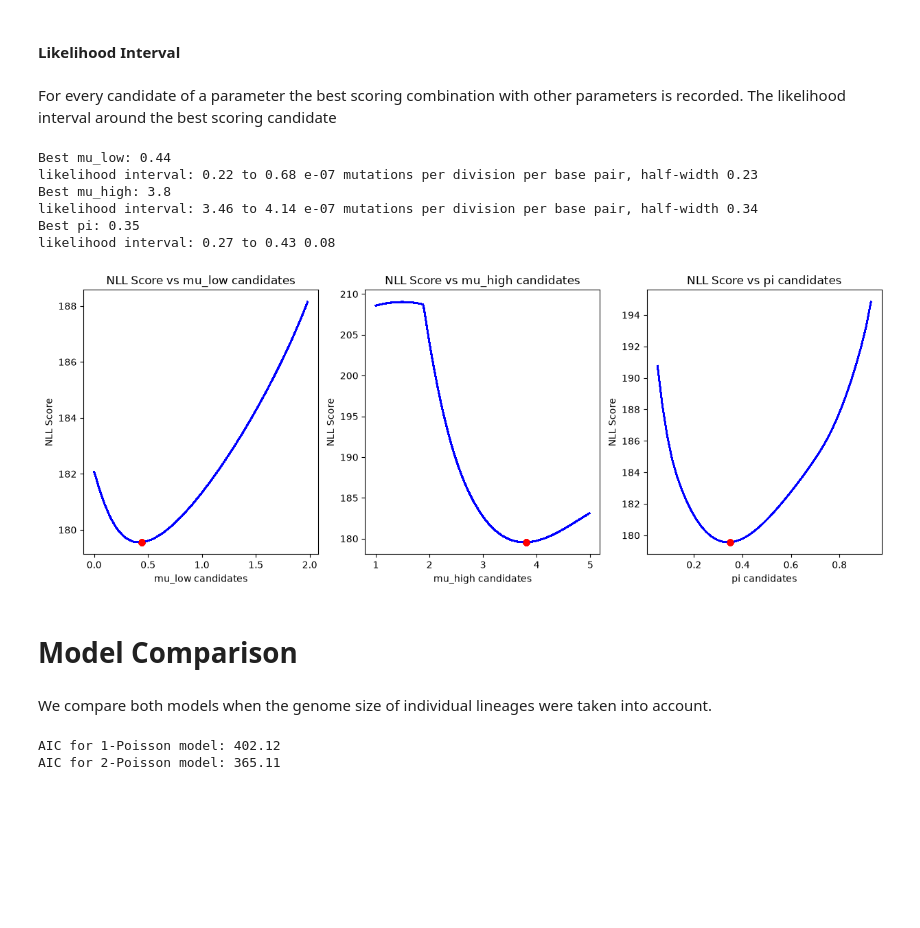
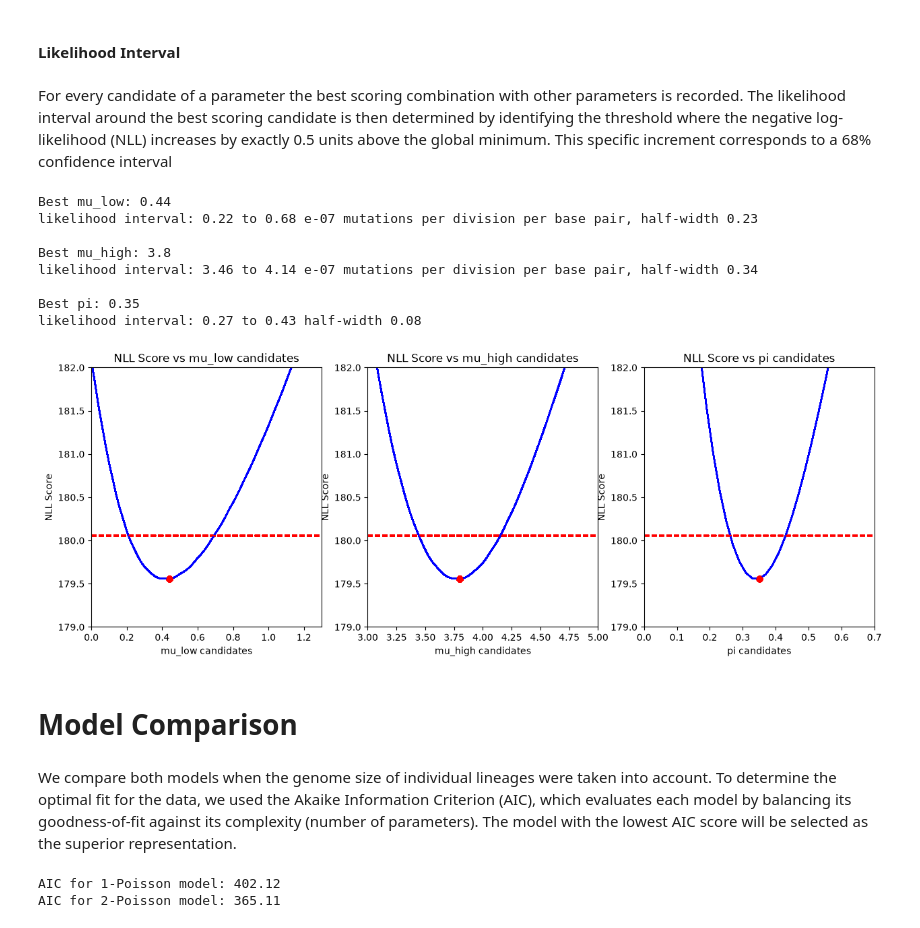
Before and after one commit to atomsim/cb2330-PRO1-Pair23, a Jupyter notebook: project.ipynb, the cells around one changed output. Drawn from its saved outputs; the diff is of its cells as text; code cells hidden in the pictures; blank space fills up the shorter version.

```diff
--- a/project.ipynb
+++ b/project.ipynb
@@ -629,7 +629,7 @@ plt.show()
 # %% [markdown]
 #### Likelihood Interval
 # %% [markdown]
-For every candidate of a parameter the best scoring combination with other parameters is recorded. The likelihood interval around the best scoring candidate
+For every candidate of a parameter the best scoring combination with other parameters is recorded. The likelihood interval around the best scoring candidate is then determined by identifying the threshold where the negative log-likelihood (NLL) increases by exactly 0.5 units above the global minimum. This specific increment corresponds to a 68% confidence interval
 # %%
 mu_low_low, mu_low_high = param_interval(mu_low_candidates, best_scores_mu_low, position_of_min(best_scores_mu_low))
 mu_high_low, mu_high_high = param_interval(mu_high_candidates, best_scores_mu_high, position_of_min(best_scores_mu_high))
@@ -638,45 +638,57 @@ pi_low, pi_high = param_interval(pi_candidates, best_scores_pi, position_of_min(
 print("Best mu_low:", mu_low_hat)
 print("likelihood interval:", mu_low_low, "to", mu_low_high, "e-07 mutations per division per base pair, half-width", round((mu_low_high - mu_low_low) / 2, 3))
 
-print("Best mu_high:", mu_high_hat)
+print("\nBest mu_high:", mu_high_hat)
 print("likelihood interval:", mu_high_low, "to", mu_high_high, "e-07 mutations per division per base pair, half-width", round((mu_high_high - mu_high_low) / 2, 3))
 
-print("Best pi:", pi_hat)
+print("\nBest pi:", pi_hat)
 print("likelihood interval:", pi_low, "to", pi_high, "half-width", round((pi_high - pi_low) / 2, 3))
 
 fig, axes = plt.subplots(1, 3, figsize=(15, 5))
 for mu_low in best_scores_mu_low:
     axes[0].plot(mu_low_candidates, best_scores_mu_low, color='blue')
+    axes[0].axhline(best_scores_mu_low[position_of_min(best_scores_mu_low)] + 0.5, color='red', linestyle='--', linewidth=1.5)
     axes[0].set_xlabel("mu_low candidates")
     axes[0].set_ylabel("NLL Score")
     axes[0].set_title("NLL Score vs mu_low candidates")
     axes[0].plot(mu_low_hat, best_scores_mu_low[position_of_min(best_scores_mu_low)], 'ro')
+    axes[0].set_ylim(179, 182)
+    axes[0].set_xlim(0, 1.3)
+
 
 for mu_high in best_scores_mu_high:
     axes[1].plot(mu_high_candidates, best_scores_mu_high, color='blue')
+    axes[1].axhline(best_scores_mu_high[position_of_min(best_scores_mu_high)] + 0.5, color='red', linestyle='--', linewidth=1.5)
     axes[1].set_xlabel("mu_high candidates")
     axes[1].set_ylabel("NLL Score")
     axes[1].set_title("NLL Score vs mu_high candidates")
     axes[1].plot(mu_high_hat, best_scores_mu_high[position_of_min(best_scores_mu_high)], 'ro')
+    axes[1].set_ylim(179, 182)
+    axes[1].set_xlim(3, 5)
 
 for pi in best_scores_pi:
     axes[2].plot(pi_candidates, best_scores_pi, color='blue')
+    axes[2].axhline(best_scores_pi[position_of_min(best_scores_pi)] + 0.5, color='red', linestyle='--', linewidth=1.5)
     axes[2].set_xlabel("pi candidates")
     axes[2].set_ylabel("NLL Score")
     axes[2].set_title("NLL Score vs pi candidates")
     axes[2].plot(pi_hat, best_scores_pi[position_of_min(best_scores_pi)], 'ro')
+    axes[2].set_ylim(179, 182)
+    axes[2].set_xlim(0, 0.7)
 # %% [output]
 Best mu_low: 0.44
 likelihood interval: 0.22 to 0.68 e-07 mutations per division per base pair, half-width 0.23
+
 Best mu_high: 3.8
 likelihood interval: 3.46 to 4.14 e-07 mutations per division per base pair, half-width 0.34
+
 Best pi: 0.35
-likelihood interval: 0.27 to 0.43 0.08
+likelihood interval: 0.27 to 0.43 half-width 0.08
-[figure, old version]
+[figure, new version]
 # %% [markdown]
 # Model Comparison
 # %% [markdown]
-We compare both models when the genome size of individual lineages were taken into account.
+We compare both models when the genome size of individual lineages were taken into account. To determine the optimal fit for the data, we used the Akaike Information Criterion (AIC), which evaluates each model by balancing its goodness-of-fit against its complexity (number of parameters). The model with the lowest AIC score will be selected as the superior representation.
 # %%
 AIC_1_Poisson = 2 * 1 + 2 * scores_nll_[position_of_min_nll]
 AIC_2_Poisson = 2 * 3 + 2 * best_score_2P
```
